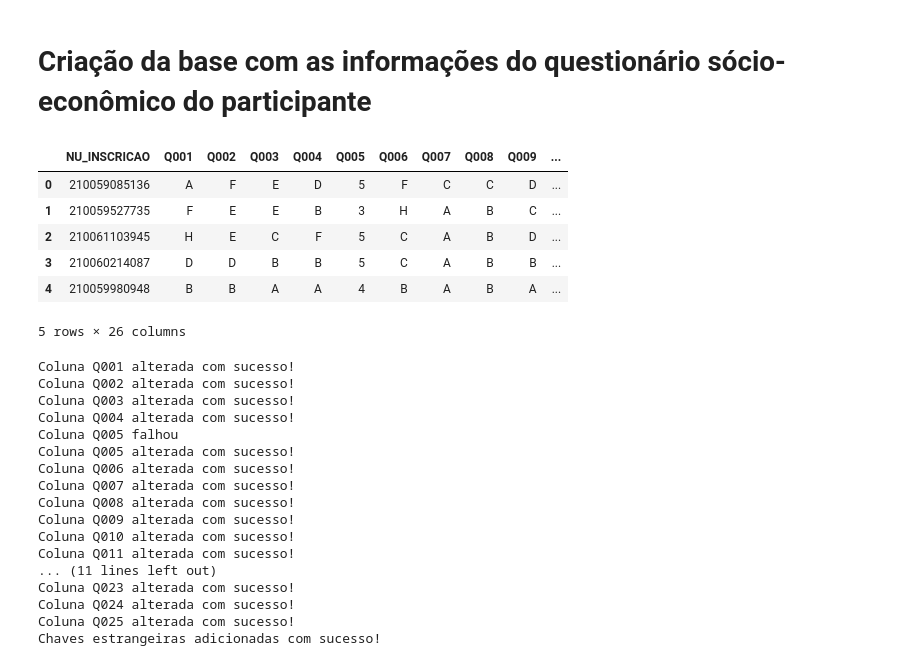
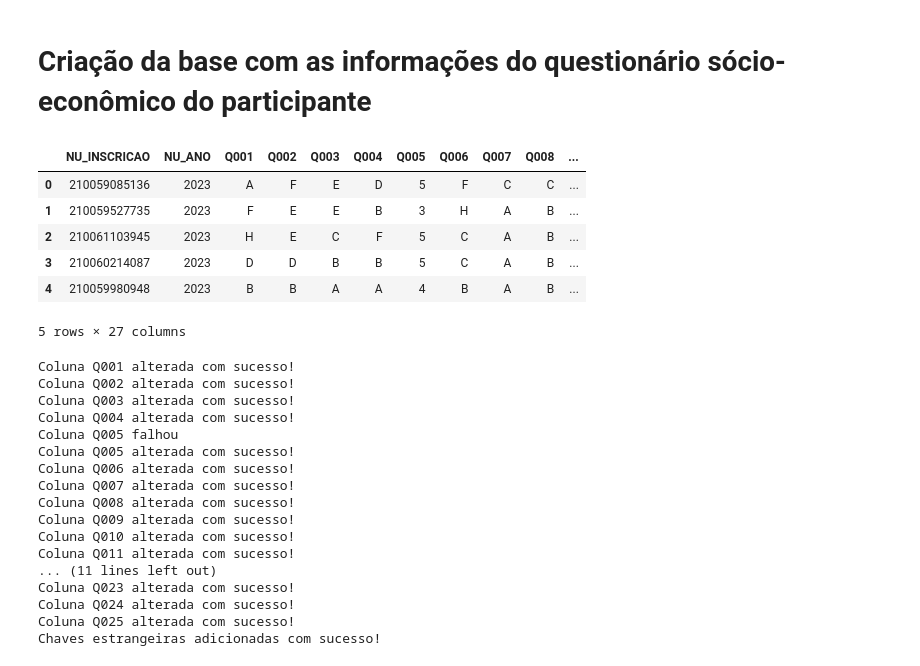
Before and after one commit to enzosakamoto/ecm401-business-intelligence, a Jupyter notebook: src/2 - Importar microdados.ipynb, the cells around one changed output. Drawn from its saved outputs; the diff is of its cells as text; code cells hidden in the pictures.

```diff
--- a/src/2 - Importar microdados.ipynb
+++ b/src/2 - Importar microdados.ipynb
@@ -91,7 +91,6 @@ display(df.head())
 df_dados_participante = df[
     [
         "NU_INSCRICAO",
-        "NU_ANO",
         "TP_FAIXA_ETARIA",
         "TP_SEXO",
         "TP_ESTADO_CIVIL",
@@ -149,7 +148,7 @@ with engine.connect() as connection:
 
     print("Colunas modificadas com sucesso!")
 
-    for coluna in df_dados_participante.columns[2:]:
+    for coluna in df_dados_participante.columns[1:]:
         connection.execute(
             text(
                 f"""
@@ -220,7 +221,7 @@ display(df_dados_redacao.head())
 df_dados_notas = pd.merge(
     df_dados_prova_objetiva,
     df_dados_redacao,
-    on="NU_INSCRICAO",
+    on=["NU_INSCRICAO", "NU_ANO"],
 )
 
 display(df_dados_notas.head())
@@ -229,7 +230,9 @@ display(df_dados_notas.head())
 colunas_notas = [
     coluna
     for coluna in df_dados_notas.columns
-    if coluna.startswith("NU_") and not coluna.startswith("NU_INSCRICAO")
+    if coluna.startswith("NU_")
+    and not coluna.startswith("NU_INSCRICAO")
+    and not coluna.startswith("NU_ANO")
 ]
 
 with engine.connect() as connection:
@@ -261,7 +264,7 @@ with engine.connect() as connection:
         )
     )
     for coluna in list(
-        set(df_dados_notas.columns) - set(colunas_notas + ["NU_INSCRICAO"])
+        set(df_dados_notas.columns) - set(colunas_notas + ["NU_INSCRICAO", "NU_ANO"])
     ):
         connection.execute(
             text(
@@ -286,10 +289,7 @@ Chaves estrangeiras adicionadas com sucesso!
 # Criação da base com as informações do questionário sócio-econômico do participante
 # %%
 df_dados_questionario_socioeconomico = df[
-    [
-        "NU_INSCRICAO",
-    ]
-    + [f"Q{str(i).zfill(3)}" for i in range(1, 26)]
+    ["NU_INSCRICAO", "NU_ANO"] + [f"Q{str(i).zfill(3)}" for i in range(1, 26)]
 ]
 
 display(df_dados_questionario_socioeconomico.head())
@@ -319,40 +319,40 @@ with engine.connect() as connection:
                 ALTER TABLE QUESTIONARIO
                 ENGINE = InnoDB
                 """
             )
         )
 
         print(f"Coluna {coluna} alterada com sucesso!")
 
         connection.execute(
             text(
                 f"""
                 ALTER TABLE QUESTIONARIO
                 ADD CONSTRAINT FK_QUESTIONARIO_{coluna}
                 FOREIGN KEY ({coluna}) REFERENCES RESP_QUESTAO_{int(coluna[1:])}({coluna}) ON DELETE CASCADE
                 """
             )
         )
 
     connection.execute(
         text(
             f"""
             ALTER TABLE QUESTIONARIO
             ADD CONSTRAINT FK_QUESTIONARIO_NU_INSCRICAO
             FOREIGN KEY (NU_INSCRICAO) REFERENCES PARTICIPANTES(NU_INSCRICAO) ON DELETE CASCADE
             """
         )
     )
 
     print("Chaves estrangeiras adicionadas com sucesso!")
 # %% [output]
-|  | NU_INSCRICAO | Q001 | Q002 | Q003 | Q004 | Q005 | Q006 | Q007 | Q008 | Q009 | ... |
-| 0 | 210059085136 | A | F | E | D | 5 | F | C | C | D | ... |
-| 1 | 210059527735 | F | E | E | B | 3 | H | A | B | C | ... |
-| 2 | 210061103945 | H | E | C | F | 5 | C | A | B | D | ... |
-| 3 | 210060214087 | D | D | B | B | 5 | C | A | B | B | ... |
-| 4 | 210059980948 | B | B | A | A | 4 | B | A | B | A | ... |
+|  | NU_INSCRICAO | NU_ANO | Q001 | Q002 | Q003 | Q004 | Q005 | Q006 | Q007 | Q008 | ... |
+| 0 | 210059085136 | 2023 | A | F | E | D | 5 | F | C | C | ... |
+| 1 | 210059527735 | 2023 | F | E | E | B | 3 | H | A | B | ... |
+| 2 | 210061103945 | 2023 | H | E | C | F | 5 | C | A | B | ... |
+| 3 | 210060214087 | 2023 | D | D | B | B | 5 | C | A | B | ... |
+| 4 | 210059980948 | 2023 | B | B | A | A | 4 | B | A | B | ... |
-5 rows × 26 columns
+5 rows × 27 columns
 Coluna Q001 alterada com sucesso!
 Coluna Q002 alterada com sucesso!
 Coluna Q003 alterada com sucesso!
```
Also changed, not shown: parts of 4 cells of this notebook.
